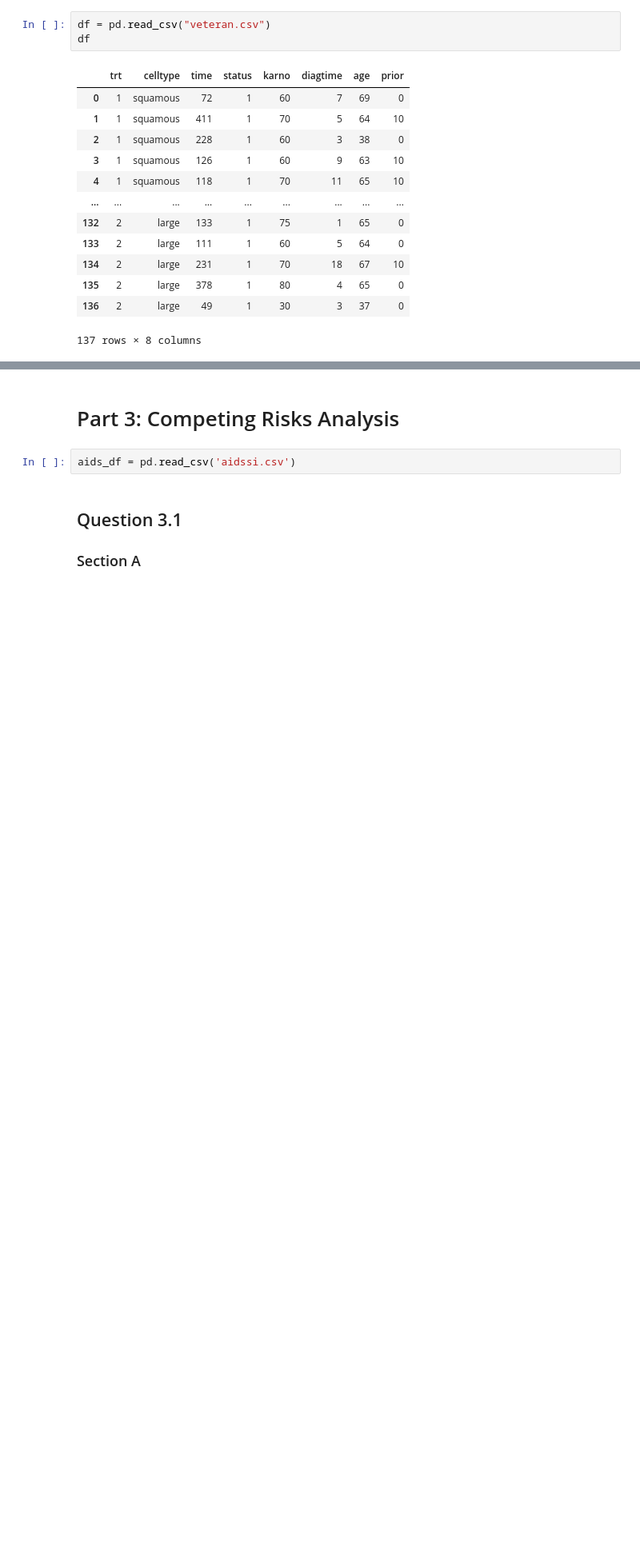
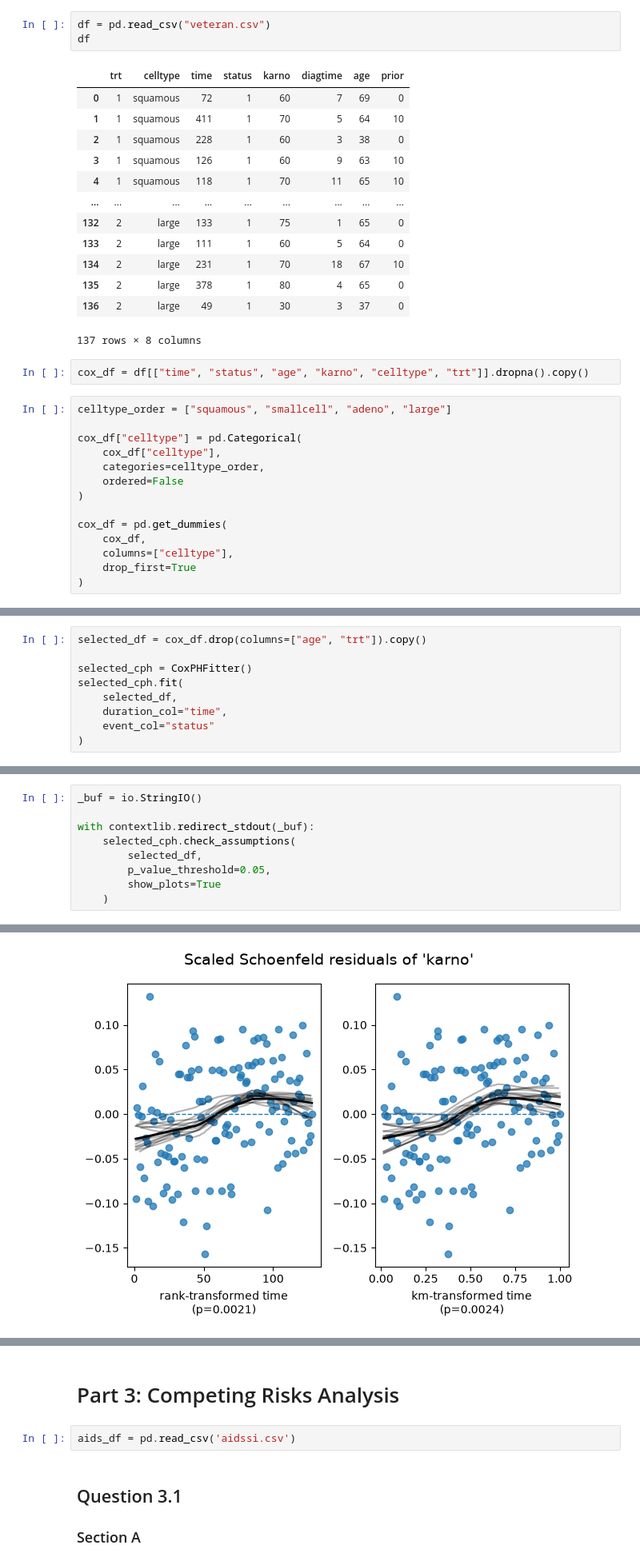
Before and after one commit to Mormorfor/SAML_project, a Jupyter notebook: hw2/SAML_hw2.ipynb, the cells around one changed output, grey strips where cells are left out. Shown at 80% size. Saved outputs shown, nothing was run; the diff lists cells and outputs as text; blank space fills up the shorter version.

```diff
--- a/hw2/SAML_hw2.ipynb
+++ b/hw2/SAML_hw2.ipynb
@@ -26,3 +27,19 @@ df
 | 135 | 2 | large | 378 | 1 | 80 | 4 | 65 | 0 |
 | 136 | 2 | large | 49 | 1 | 30 | 3 | 37 | 0 |
 137 rows × 8 columns
+# %%
+cox_df = df[["time", "status", "age", "karno", "celltype", "trt"]].dropna().copy()
+# %%
+celltype_order = ["squamous", "smallcell", "adeno", "large"]
+
+cox_df["celltype"] = pd.Categorical(
+    cox_df["celltype"],
+    categories=celltype_order,
+    ordered=False
+)
+
+cox_df = pd.get_dummies(
+    cox_df,
+    columns=["celltype"],
+    drop_first=True
+)
@@ -28,0 +141,9 @@ df
+# %%
+selected_df = cox_df.drop(columns=["age", "trt"]).copy()
+
+selected_cph = CoxPHFitter()
+selected_cph.fit(
+    selected_df,
+    duration_col="time",
+    event_col="status"
+)
@@ -28,0 +152,10 @@ df
+# %%
+_buf = io.StringIO()
+
+with contextlib.redirect_stdout(_buf):
+    selected_cph.check_assumptions(
+        selected_df,
+        p_value_threshold=0.05,
+        show_plots=True
+    )
+# %% [output]
@@ -28,0 +175 @@ df
+[figure, added]
```
Also changed, not shown: parts of 36 cells of this notebook.
